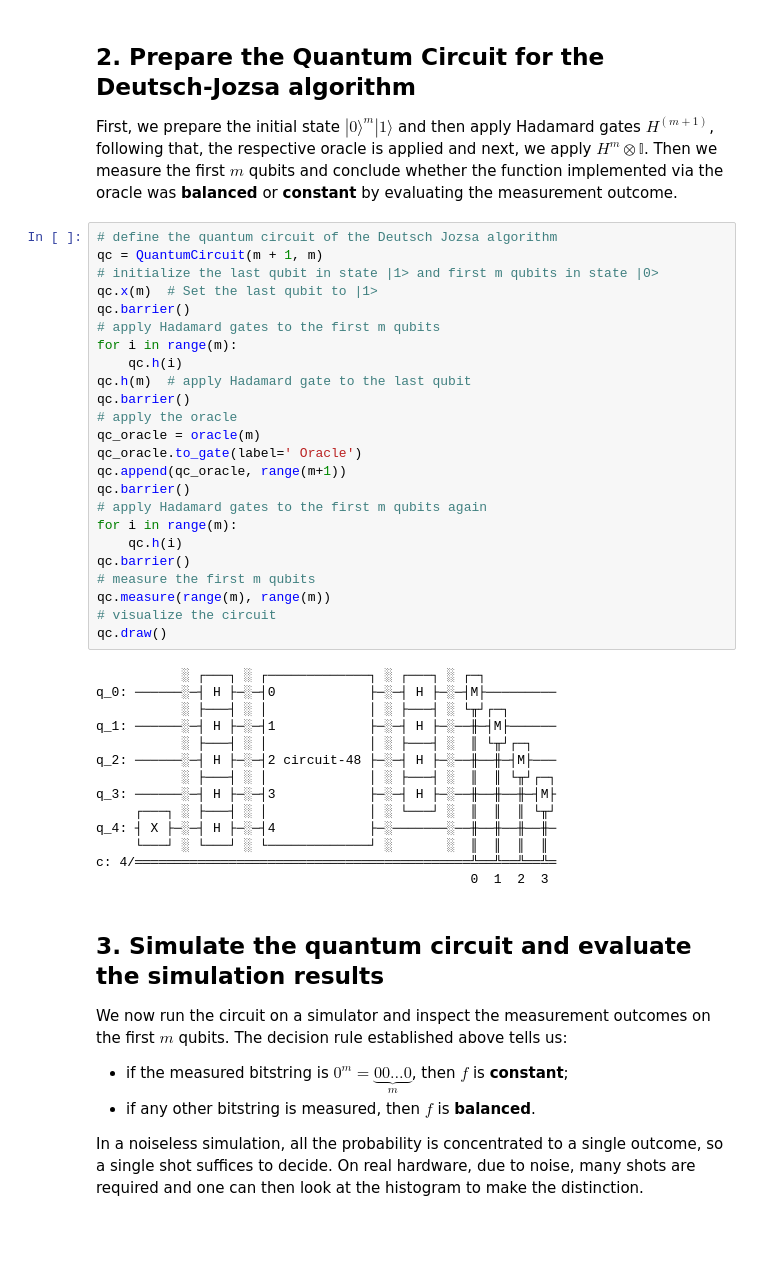
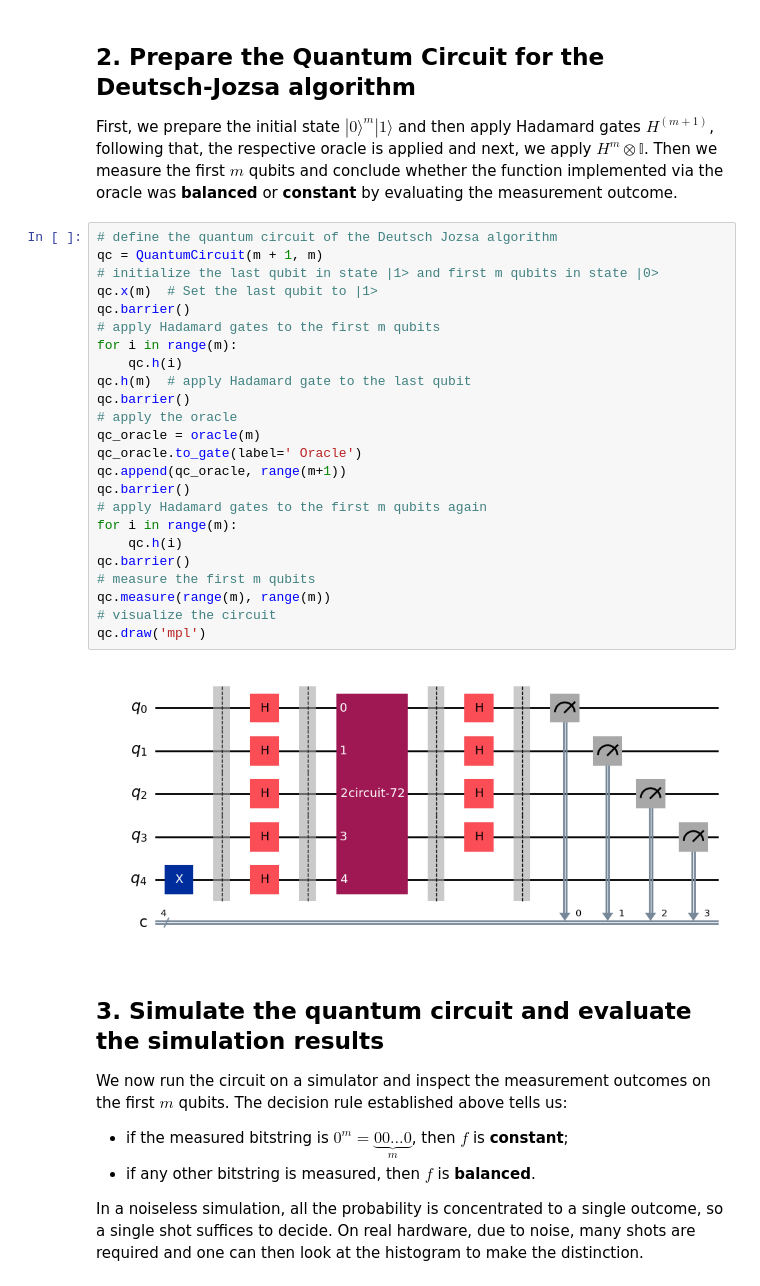
Before and after one commit to carlasophie/QAI_lecture, a Jupyter notebook: notebooks/02_deutsch_jozsa_algorithm.ipynb, the cells around one changed output. Cells and saved outputs as stored; diff of their text form; blank space fills up the shorter version.

```diff
--- a/notebooks/02_deutsch_jozsa_algorithm.ipynb
+++ b/notebooks/02_deutsch_jozsa_algorithm.ipynb
@@ -79,41 +71,29 @@ First, we prepare the initial state $ |0\rangle^{m} |1 \rangle$ and then apply H
 # %%
 # define the quantum circuit of the Deutsch Jozsa algorithm
 qc = QuantumCircuit(m + 1, m)
 # initialize the last qubit in state |1> and first m qubits in state |0>
 qc.x(m)  # Set the last qubit to |1>
 qc.barrier()
 # apply Hadamard gates to the first m qubits
 for i in range(m):
     qc.h(i)
 qc.h(m)  # apply Hadamard gate to the last qubit
 qc.barrier()
 # apply the oracle
 qc_oracle = oracle(m)
 qc_oracle.to_gate(label=' Oracle')
 qc.append(qc_oracle, range(m+1))
 qc.barrier()
 # apply Hadamard gates to the first m qubits again
 for i in range(m):
     qc.h(i)
 qc.barrier()
 # measure the first m qubits
 qc.measure(range(m), range(m))
 # visualize the circuit
-qc.draw()
+qc.draw('mpl')
 # %% [output]
-           ░ ┌───┐ ░ ┌─────────────┐ ░ ┌───┐ ░ ┌─┐
-q_0: ──────░─┤ H ├─░─┤0            ├─░─┤ H ├─░─┤M├─────────
-           ░ ├───┤ ░ │             │ ░ ├───┤ ░ └╥┘┌─┐
-q_1: ──────░─┤ H ├─░─┤1            ├─░─┤ H ├─░──╫─┤M├──────
-           ░ ├───┤ ░ │             │ ░ ├───┤ ░  ║ └╥┘┌─┐
-q_2: ──────░─┤ H ├─░─┤2 circuit-48 ├─░─┤ H ├─░──╫──╫─┤M├───
-           ░ ├───┤ ░ │             │ ░ ├───┤ ░  ║  ║ └╥┘┌─┐
-q_3: ──────░─┤ H ├─░─┤3            ├─░─┤ H ├─░──╫──╫──╫─┤M├
-     ┌───┐ ░ ├───┤ ░ │             │ ░ └───┘ ░  ║  ║  ║ └╥┘
-q_4: ┤ X ├─░─┤ H ├─░─┤4            ├─░───────░──╫──╫──╫──╫─
-     └───┘ ░ └───┘ ░ └─────────────┘ ░       ░  ║  ║  ║  ║
-c: 4/═══════════════════════════════════════════╩══╩══╩══╩═
-                                                0  1  2  3
+[figure, added]
 # %% [markdown]
 ## 3. Simulate the quantum circuit and evaluate the simulation results
 
```
Also changed, not shown: parts of 2 cells of this notebook.
